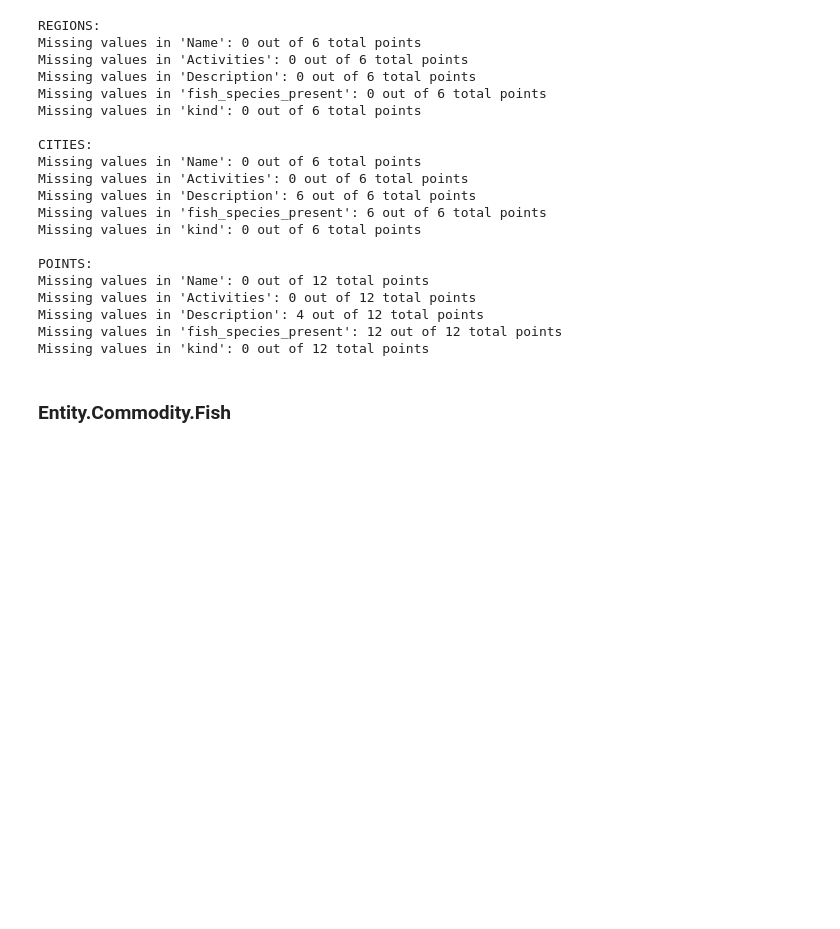
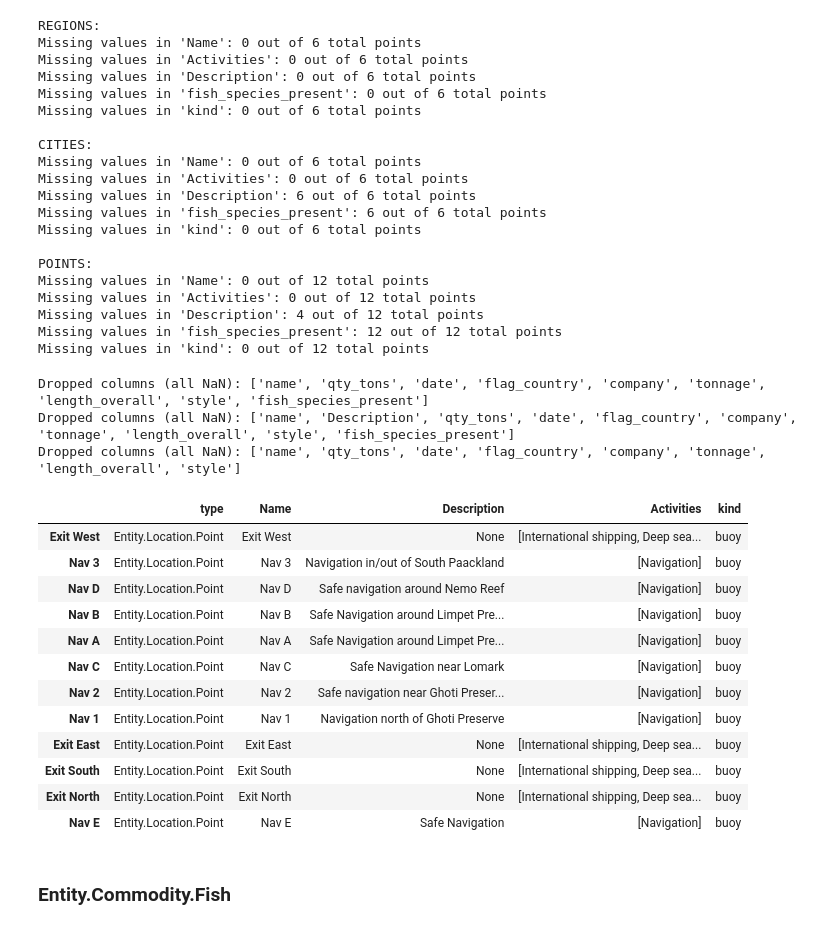
Before and after one commit to matildeec/VisualAnalytics2025, a Jupyter notebook: DataUnderstanding/data-inspection.ipynb, the cells around one changed output. Drawn from its saved outputs; the diff is of its cells as text; code cells hidden in the pictures; blank space fills up the shorter version.

```diff
--- a/DataUnderstanding/data-inspection.ipynb
+++ b/DataUnderstanding/data-inspection.ipynb
@@ -138,0 +146,2 @@ node_data.groupby('type').head(1)
+# %%
+node_data = drop_na_cols(node_data)
@@ -221,6 +232,30 @@ Missing values in 'Activities': 0 out of 12 total points
 Missing values in 'Description': 4 out of 12 total points
 Missing values in 'fish_species_present': 12 out of 12 total points
 Missing values in 'kind': 0 out of 12 total points
+# %%
+points = drop_na_cols(points)
+cities = drop_na_cols(cities)
+regions = drop_na_cols(regions)
+# %% [output]
+Dropped columns (all NaN): ['name', 'qty_tons', 'date', 'flag_country', 'company', 'tonnage', 'length_overall', 'style', 'fish_species_present']
+Dropped columns (all NaN): ['name', 'Description', 'qty_tons', 'date', 'flag_country', 'company', 'tonnage', 'length_overall', 'style', 'fish_species_present']
+Dropped columns (all NaN): ['name', 'qty_tons', 'date', 'flag_country', 'company', 'tonnage', 'length_overall', 'style']
+# %%
+points
+# %% [output]
+|  | type | Name | Description | Activities | kind |
+| Exit West | Entity.Location.Point | Exit West | None | [International shipping, Deep sea... | buoy |
+| Nav 3 | Entity.Location.Point | Nav 3 | Navigation in/out of South Paackland | [Navigation] | buoy |
+| Nav D | Entity.Location.Point | Nav D | Safe navigation around Nemo Reef | [Navigation] | buoy |
+| Nav B | Entity.Location.Point | Nav B | Safe Navigation around Limpet Pre... | [Navigation] | buoy |
+| Nav A | Entity.Location.Point | Nav A | Safe Navigation around Limpet Pre... | [Navigation] | buoy |
+| Nav C | Entity.Location.Point | Nav C | Safe Navigation near Lomark | [Navigation] | buoy |
+| Nav 2 | Entity.Location.Point | Nav 2 | Safe navigation near Ghoti Preser... | [Navigation] | buoy |
+| Nav 1 | Entity.Location.Point | Nav 1 | Navigation north of Ghoti Preserve | [Navigation] | buoy |
+| Exit East | Entity.Location.Point | Exit East | None | [International shipping, Deep sea... | buoy |
+| Exit South | Entity.Location.Point | Exit South | None | [International shipping, Deep sea... | buoy |
+| Exit North | Entity.Location.Point | Exit North | None | [International shipping, Deep sea... | buoy |
+| Nav E | Entity.Location.Point | Nav E | Safe Navigation | [Navigation] | buoy |
 # %% [markdown]
 ### Entity.Commodity.Fish
 # %%
```
Also changed, not shown: parts of 19 cells of this notebook.
